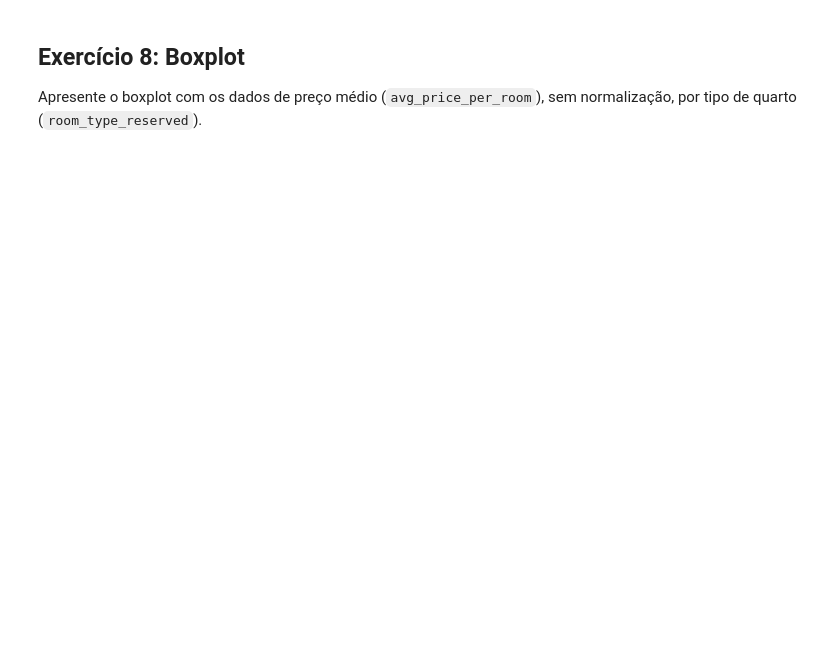
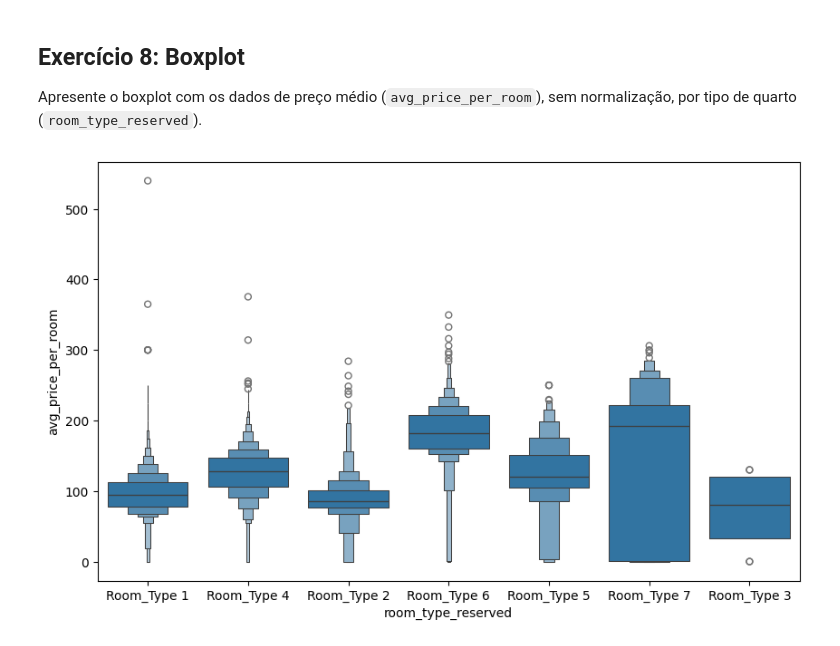
Before and after one commit to gotinho/Residencia-IA-SENAI-Disciplina-1-Linguagens-de-Programacao, a Jupyter notebook: atividade_final/ProjetoFinal_Hotel_Reservations.ipynb, the cells around one changed output. Cells and saved outputs as stored; diff of their text form; code cells hidden in the pictures; blank space fills up the shorter version.

```diff
--- a/atividade_final/ProjetoFinal_Hotel_Reservations.ipynb
+++ b/atividade_final/ProjetoFinal_Hotel_Reservations.ipynb
@@ -36,3 +150,8 @@ Faça a plotagem com a relação entre `lead_time` e `avg_price_per_room` (sem a
 # %% [markdown]
 ## Exercício 7: Groupby e Agg
 Calcule o preço médio (`avg_price_per_room`), sem normalização, por tipo de quarto (`room_type_reserved`).
+# %%
+df = pd.read_csv('Hotel-Reservations.csv')
+
+preco_medio = df.groupby('room_type_reserved')['avg_price_per_room'].mean()
+preco_medio
@@ -39,3 +168,9 @@ Calcule o preço médio (`avg_price_per_room`), sem normalização, por tipo de
 # %% [markdown]
 ## Exercício 8: Boxplot
 Apresente o boxplot com os dados de preço médio (`avg_price_per_room`), sem normalização, por tipo de quarto (`room_type_reserved`).
+# %%
+plt.figure(figsize=(10,6))
+sns.boxenplot(data=df, y='avg_price_per_room', x='room_type_reserved')
+plt.show()
+# %% [output]
+[figure, added]
```
Also changed, not shown: parts of 8 cells of this notebook.
